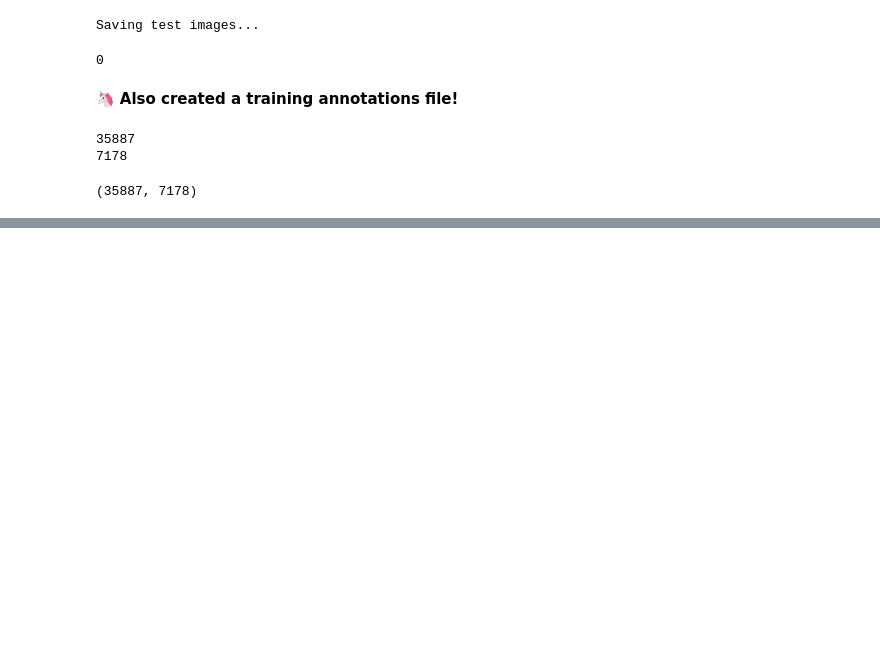
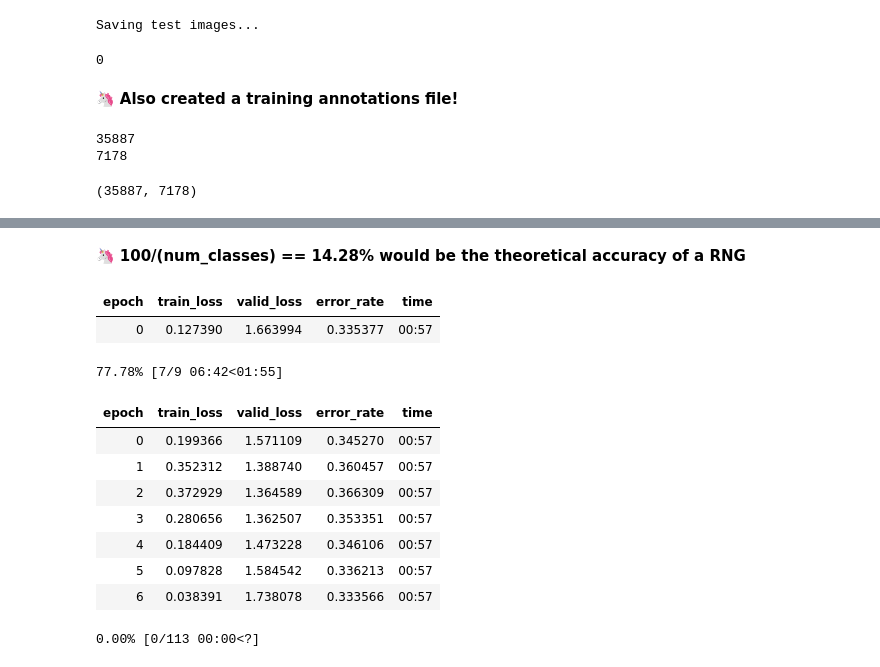
Before and after one commit to Aryan-Garg/Fast-Facial-Expression-Recognition, a Jupyter notebook: eda.ipynb, the cells around one changed output, grey strips where cells are left out. Cells and saved outputs as stored; diff of their text form; code cells hidden in the pictures; blank space fills up the shorter version.

```diff
--- a/eda.ipynb
+++ b/eda.ipynb
@@ -173,0 +196,18 @@ dls.show_batch()
+# %% [markdown]
+🦄 **100/(num_classes) == 14.28% would be the theoretical accuracy of a RNG**
+# %%
+# default freeze epochs = 1, unfreeze epochs = 9 (total = 5)
+learn.fine_tune(9, 3e-3)
+# %% [output]
+| epoch | train_loss | valid_loss | error_rate | time |
+| 0 | 0.127390 | 1.663994 | 0.335377 | 00:57 |
+77.78% [7/9 06:42<01:55]
+| epoch | train_loss | valid_loss | error_rate | time |
+| 0 | 0.199366 | 1.571109 | 0.345270 | 00:57 |
+| 1 | 0.352312 | 1.388740 | 0.360457 | 00:57 |
+| 2 | 0.372929 | 1.364589 | 0.366309 | 00:57 |
+| 3 | 0.280656 | 1.362507 | 0.353351 | 00:57 |
+| 4 | 0.184409 | 1.473228 | 0.346106 | 00:57 |
+| 5 | 0.097828 | 1.584542 | 0.336213 | 00:57 |
+| 6 | 0.038391 | 1.738078 | 0.333566 | 00:57 |
+0.00% [0/113 00:00<?]
```
Also changed, not shown: parts of 7 cells of this notebook.
